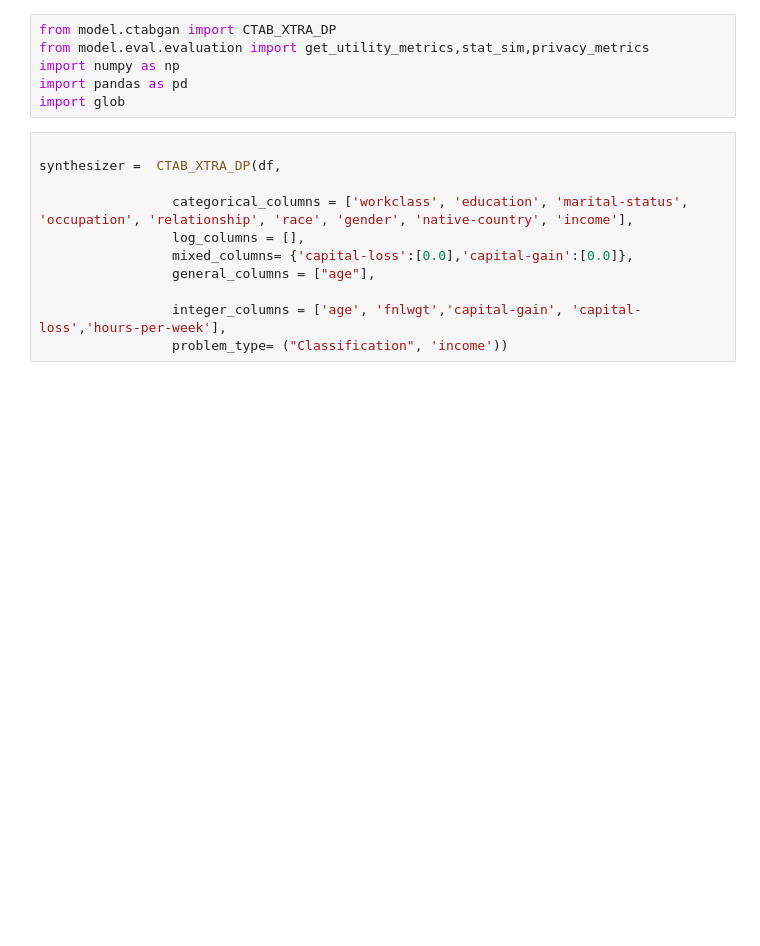
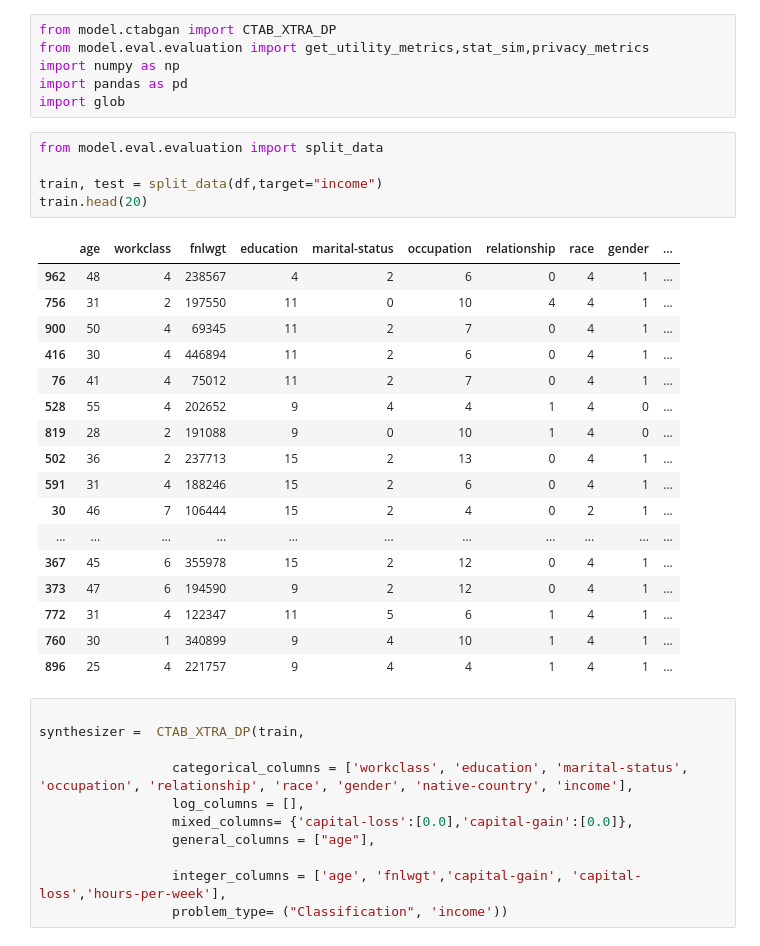
Before and after one commit to Kem0sabe/CTAB_GAN_EXPANDED, a Jupyter notebook: adult.ipynb, the cells around one changed output. Drawn from its saved outputs; the diff is of its cells as text; blank space fills up the shorter version.

```diff
--- a/adult.ipynb
+++ b/adult.ipynb
@@ -30,9 +30,32 @@ from model.eval.evaluation import get_utility_metrics,stat_sim,privacy_metrics
 import numpy as np
 import pandas as pd
 import glob
+# %%
+from model.eval.evaluation import split_data
+
+train, test = split_data(df,target="income")
+train.head(20)
+# %% [output]
+|  | age | workclass | fnlwgt | education | marital-status | occupation | relationship | race | gender | ... |
+| 962 | 48 | 4 | 238567 | 4 | 2 | 6 | 0 | 4 | 1 | ... |
+| 756 | 31 | 2 | 197550 | 11 | 0 | 10 | 4 | 4 | 1 | ... |
+| 900 | 50 | 4 | 69345 | 11 | 2 | 7 | 0 | 4 | 1 | ... |
+| 416 | 30 | 4 | 446894 | 11 | 2 | 6 | 0 | 4 | 1 | ... |
+| 76 | 41 | 4 | 75012 | 11 | 2 | 7 | 0 | 4 | 1 | ... |
+| 528 | 55 | 4 | 202652 | 9 | 4 | 4 | 1 | 4 | 0 | ... |
+| 819 | 28 | 2 | 191088 | 9 | 0 | 10 | 1 | 4 | 0 | ... |
+| 502 | 36 | 2 | 237713 | 15 | 2 | 13 | 0 | 4 | 1 | ... |
+| 591 | 31 | 4 | 188246 | 15 | 2 | 6 | 0 | 4 | 1 | ... |
+| 30 | 46 | 7 | 106444 | 15 | 2 | 4 | 0 | 2 | 1 | ... |
+| ... | ... | ... | ... | ... | ... | ... | ... | ... | ... | ... |
+| 367 | 45 | 6 | 355978 | 15 | 2 | 12 | 0 | 4 | 1 | ... |
+| 373 | 47 | 6 | 194590 | 9 | 2 | 12 | 0 | 4 | 1 | ... |
+| 772 | 31 | 4 | 122347 | 11 | 5 | 6 | 1 | 4 | 1 | ... |
+| 760 | 30 | 1 | 340899 | 9 | 4 | 10 | 1 | 4 | 1 | ... |
+| 896 | 25 | 4 | 221757 | 9 | 4 | 4 | 1 | 4 | 1 | ... |
 # %%
 
-synthesizer =  CTAB_XTRA_DP(df,
+synthesizer =  CTAB_XTRA_DP(train,
 
                  categorical_columns = ['workclass', 'education', 'marital-status', 'occupation', 'relationship', 'race', 'gender', 'native-country', 'income'],
                  log_columns = [],
```
Also changed, not shown: parts of 7 cells of this notebook, 3 other files.
